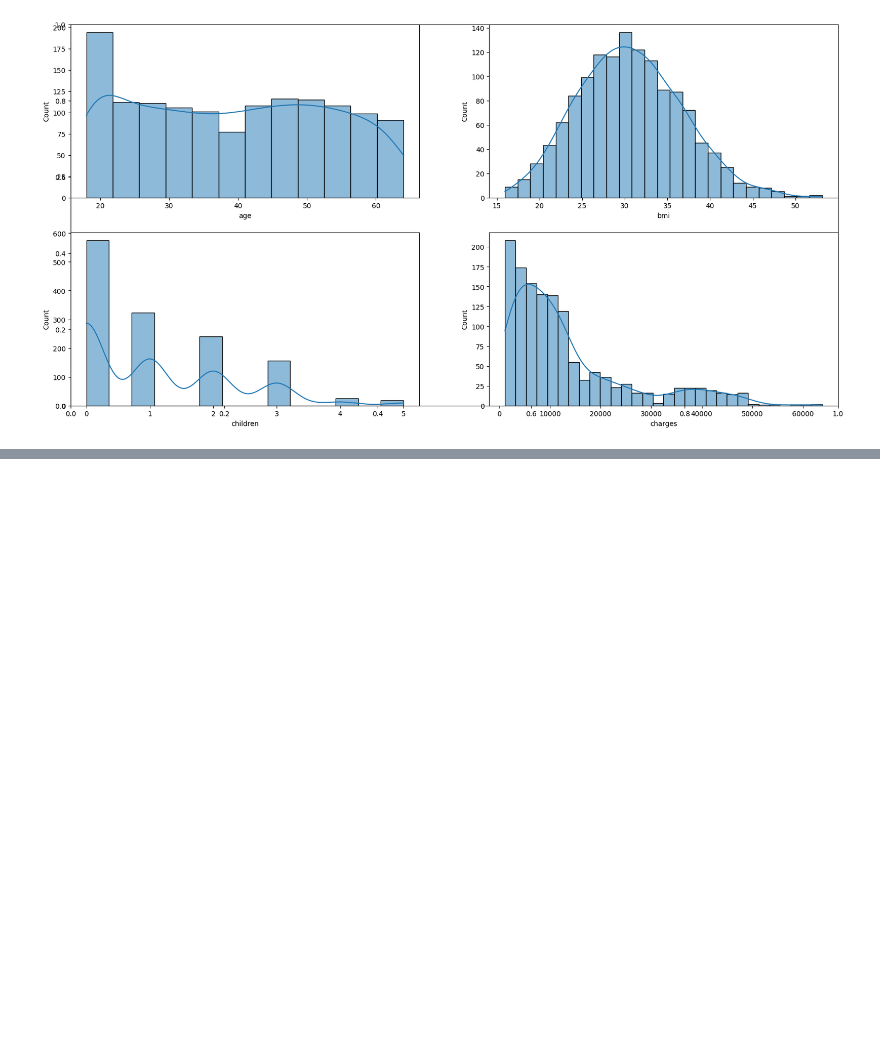
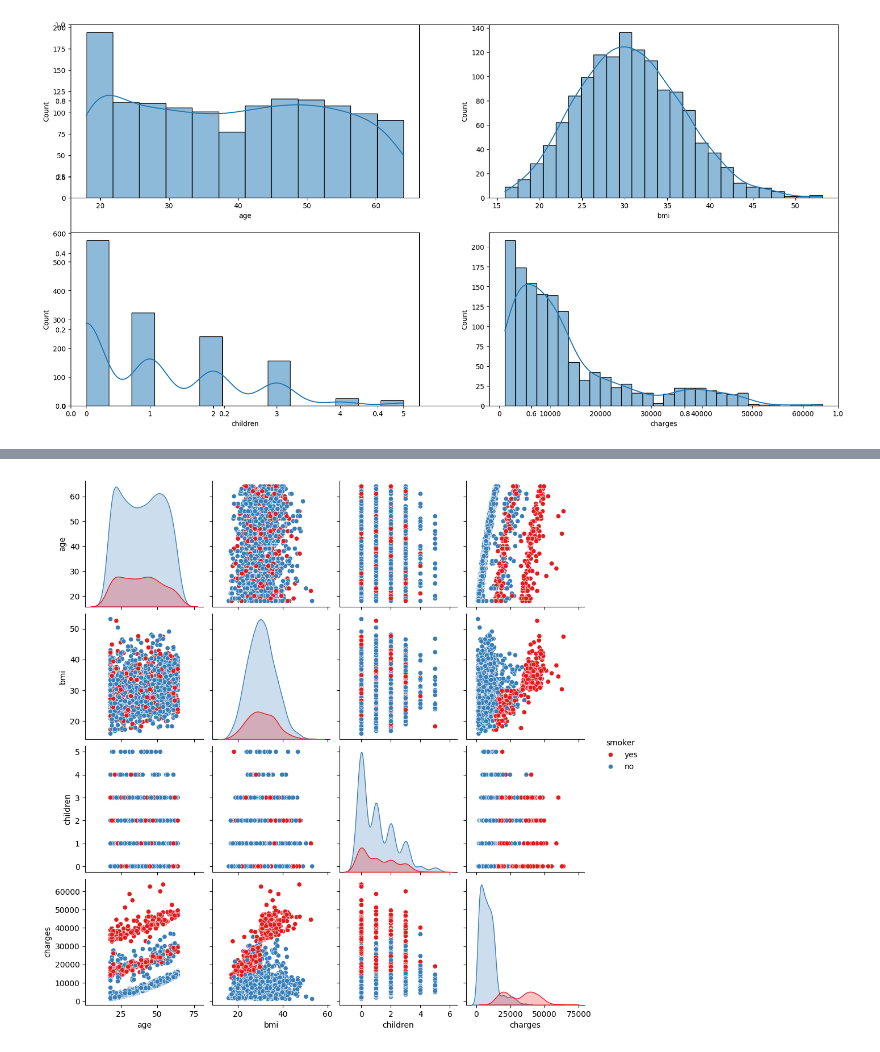
Before and after one commit to ABDELHAFIDAIT/MediCharge-Predictor, a Jupyter notebook: src/explore.ipynb, the cells around one changed output, grey strips where cells are left out. Drawn from its saved outputs; the diff is of its cells as text; code cells hidden in the pictures; blank space fills up the shorter version.

Commit message:
PDCDM-10 Analyser corrélations (heatmap, pairplot)

```diff
--- a/src/explore.ipynb
+++ b/src/explore.ipynb
@@ -334,0 +447,19 @@ plt.show()
+# %%
+import pandas as pd
+import seaborn as sns
+import matplotlib.pyplot as plt
+from sklearn.preprocessing import OneHotEncoder, LabelEncoder
+
+data = pd.read_csv("../data/raw/data.csv")
+
+sns.pairplot(
+    data,
+    vars=data.select_dtypes(include=['float64', 'int64']).columns.tolist(),
+    hue="smoker",
+    diag_kind="kde",
+    palette="Set1"
+)
+
+plt.show()
+# %% [output]
+[figure, added]
```
Also changed, not shown: parts of 11 cells of this notebook.
